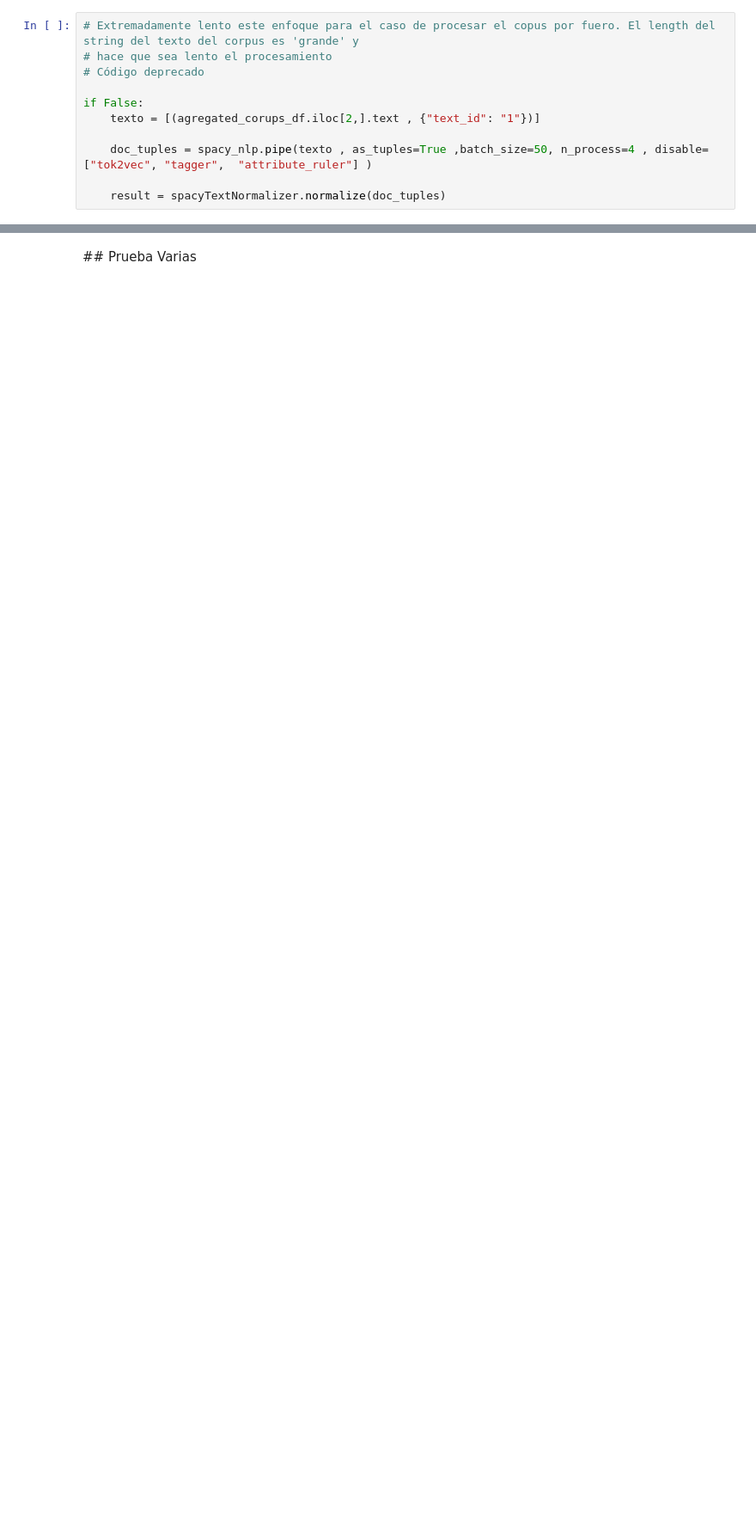
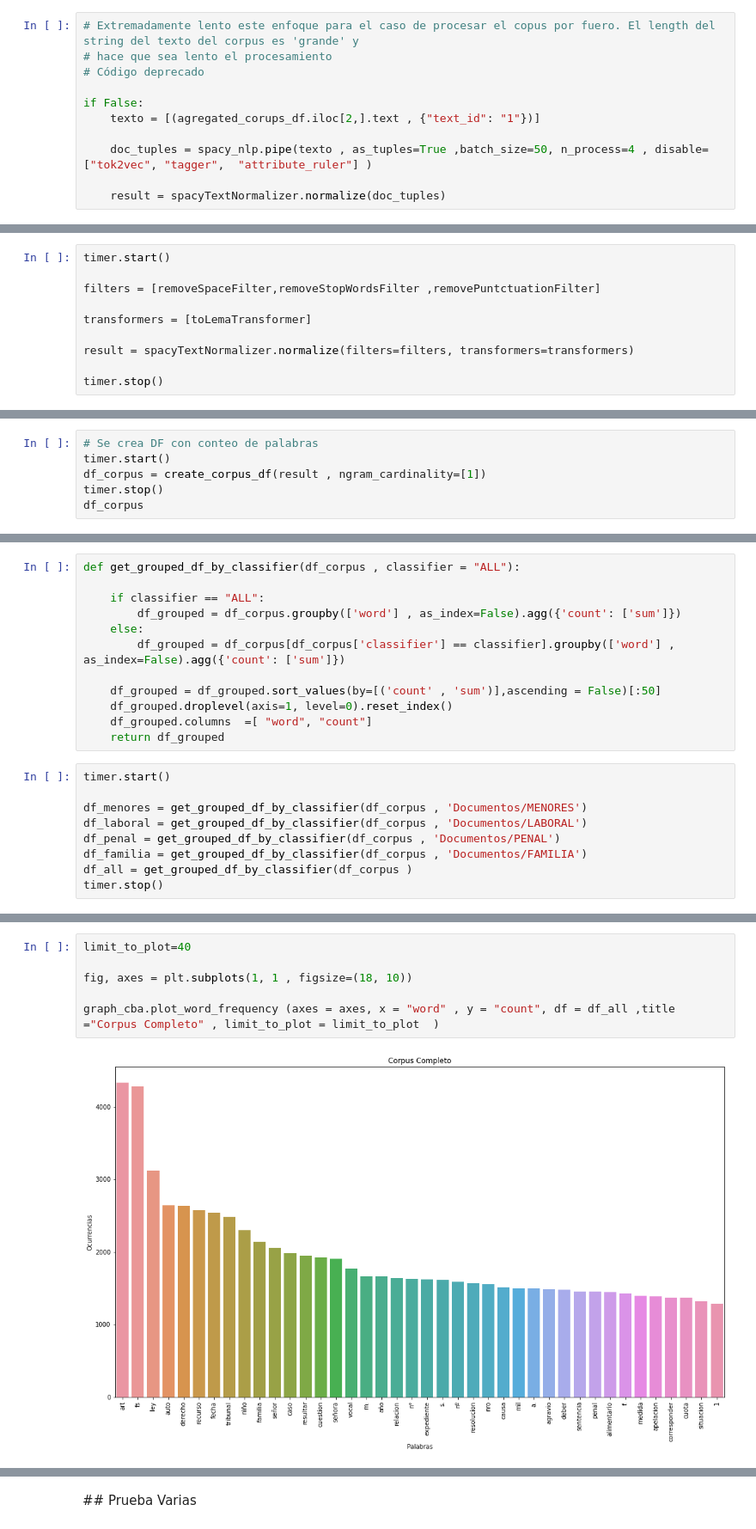
Before and after one commit to cgoviedo/Diplodatos, a Jupyter notebook: mentoria/Practico 2 - Analisis y Curacion de Datos.ipynb, the cells around one changed output, grey strips where cells are left out. Shown at 86% size. Drawn from its saved outputs; the diff is of its cells as text; blank space fills up the shorter version.

```diff
--- a/mentoria/Practico 2 - Analisis y Curacion de Datos.ipynb
+++ b/mentoria/Practico 2 - Analisis y Curacion de Datos.ipynb
@@ -350,0 +297,10 @@ for document in result:
+# %%
+timer.start()
+
+filters = [removeSpaceFilter,removeStopWordsFilter ,removePuntctuationFilter]
+
+transformers = [toLemaTransformer]
+
+result = spacyTextNormalizer.normalize(filters=filters, transformers=transformers)
+
+timer.stop()
@@ -350,0 +358,6 @@ for document in result:
+# %%
+# Se crea DF con conteo de palabras
+timer.start()
+df_corpus = create_corpus_df(result , ngram_cardinality=[1])
+timer.stop()
+df_corpus
@@ -350,0 +400,21 @@ for document in result:
+# %%
+def get_grouped_df_by_classifier(df_corpus , classifier = "ALL"):
+
+    if classifier == "ALL":
+        df_grouped = df_corpus.groupby(['word'] , as_index=False).agg({'count': ['sum']})
+    else:
+        df_grouped = df_corpus[df_corpus['classifier'] == classifier].groupby(['word'] , as_index=False).agg({'count': ['sum']})
+
+    df_grouped = df_grouped.sort_values(by=[('count' , 'sum')],ascending = False)[:50]
+    df_grouped.droplevel(axis=1, level=0).reset_index()
+    df_grouped.columns  =[ "word", "count"]
+    return df_grouped
+# %%
+timer.start()
+
+df_menores = get_grouped_df_by_classifier(df_corpus , 'Documentos/MENORES')
+df_laboral = get_grouped_df_by_classifier(df_corpus , 'Documentos/LABORAL')
+df_penal = get_grouped_df_by_classifier(df_corpus , 'Documentos/PENAL')
+df_familia = get_grouped_df_by_classifier(df_corpus , 'Documentos/FAMILIA')
+df_all = get_grouped_df_by_classifier(df_corpus )
+timer.stop()
@@ -350,0 +431,8 @@ for document in result:
+# %%
+limit_to_plot=40
+
+fig, axes = plt.subplots(1, 1 , figsize=(18, 10))
+
+graph_cba.plot_word_frequency (axes = axes, x = "word" , y = "count", df = df_all ,title ="Corpus Completo" , limit_to_plot = limit_to_plot  )
+# %% [output]
+[figure, added]
```
Also changed, not shown: parts of 29 cells of this notebook.
